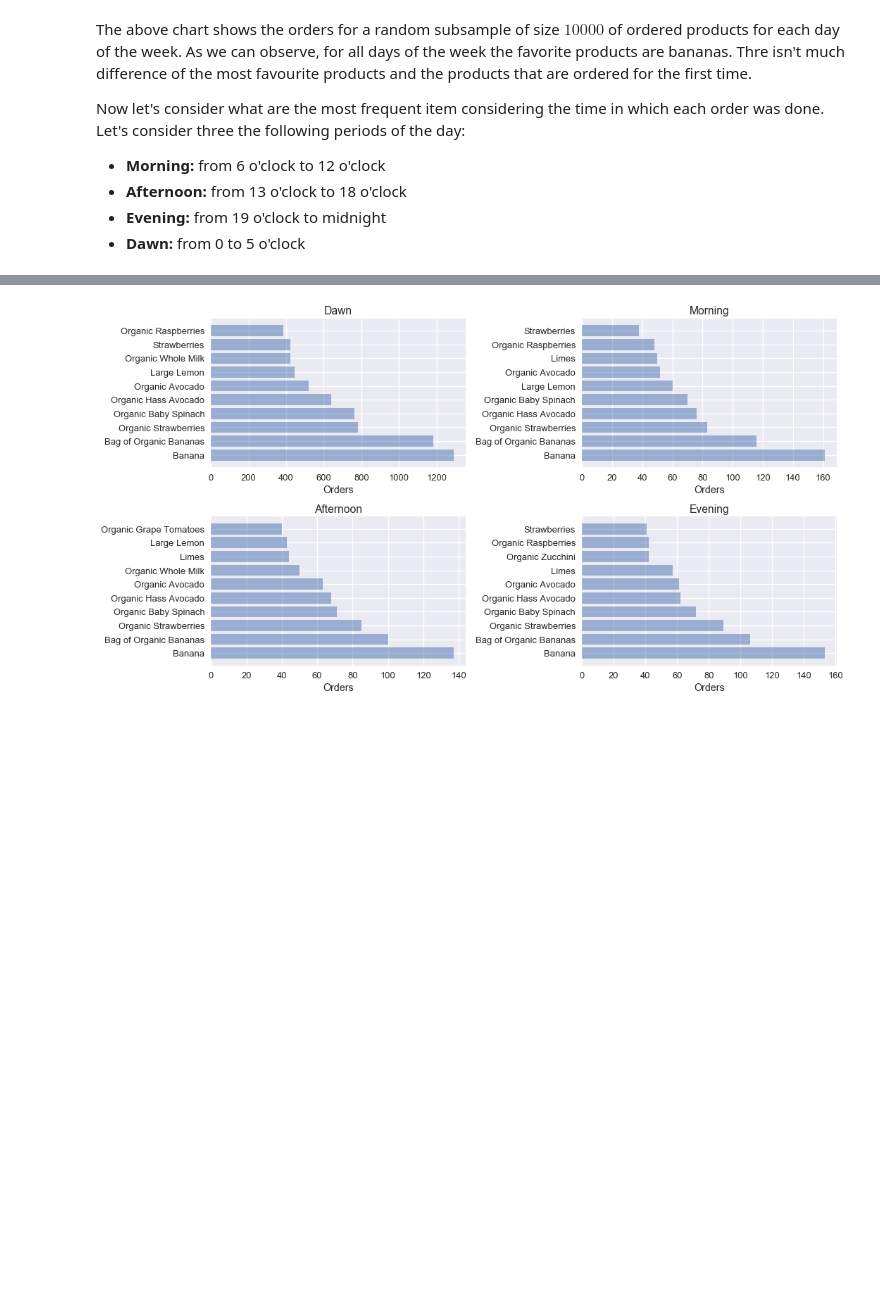
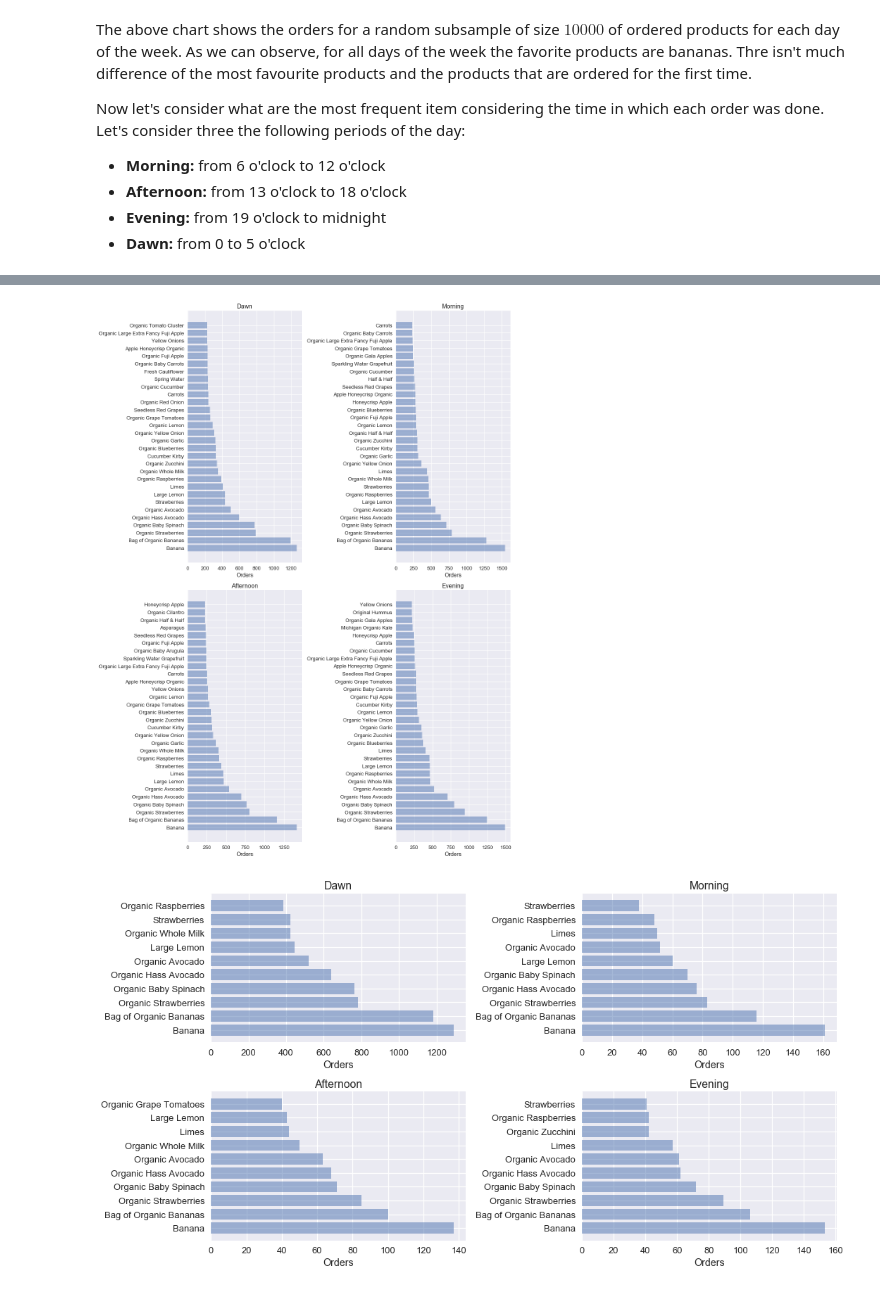
Before and after one commit to clebsonc/DataScienceDCC, a Jupyter notebook: InstaCart/Instacark Market Basket Analysis.ipynb, the cells around one changed output, grey strips where cells are left out. Cells and saved outputs as stored; diff of their text form; code cells hidden in the pictures; blank space fills up the shorter version.

```diff
--- a/InstaCart/Instacark Market Basket Analysis.ipynb
+++ b/InstaCart/Instacark Market Basket Analysis.ipynb
@@ -674,13 +704,13 @@ afternoon_products = afternoon_products.sort_values(by=0, ascending=False)
 evening_products = evening_products.sort_values(by=0, ascending=False)
 # %%
 name_dawn_products = [df_products[df_products['product_id'] == pid]['product_name'].values[0]
-                      for pid in list(dawn_products.index[0:10])]
+                      for pid in list(dawn_products.index[0:30])]
 name_morning_products = [df_products[df_products['product_id'] == pid]['product_name'].values[0]
-                         for pid in list(morning_products.index[0:10])]
+                         for pid in list(morning_products.index[0:30])]
 name_afternoon_products = [df_products[df_products['product_id'] == pid]['product_name'].values[0]
-                           for pid in list(afternoon_products.index[0:10])]
+                           for pid in list(afternoon_products.index[0:30])]
 name_evening_products = [df_products[df_products['product_id'] == pid]['product_name'].values[0]
-                         for pid in list(evening_products.index[0:10])]
+                         for pid in list(evening_products.index[0:30])]
 # %%
 dawn_products.values[0:10, 0]
 # %% [output]
@@ -688,3 +718,12 @@ array([1290, 1184,  783,  764,  639,  518,  445,  423,  422,  384])
+# %%
+plt.rcParams['figure.figsize'] = (15, 20)
+fig, ax = plt.subplots(nrows=2, ncols=2)
+plot_products_per_day(0, 0, dawn_products.values[0:30, 0], name_dawn_products, "Dawn")
+plot_products_per_day(0, 1, morning_products.values[0:30, 0], name_morning_products, "Morning")
+plot_products_per_day(1, 0, afternoon_products.values[0:30, 0], name_afternoon_products, "Afternoon")
+plot_products_per_day(1, 1, evening_products.values[0:30, 0], name_evening_products, "Evening")
+# %% [output]
+[figure, added]
 # %%
 plt.rcParams['figure.figsize'] = (15, 8)
 fig, ax = plt.subplots(nrows=2, ncols=2)
```
Also changed, not shown: parts of 18 cells of this notebook.
